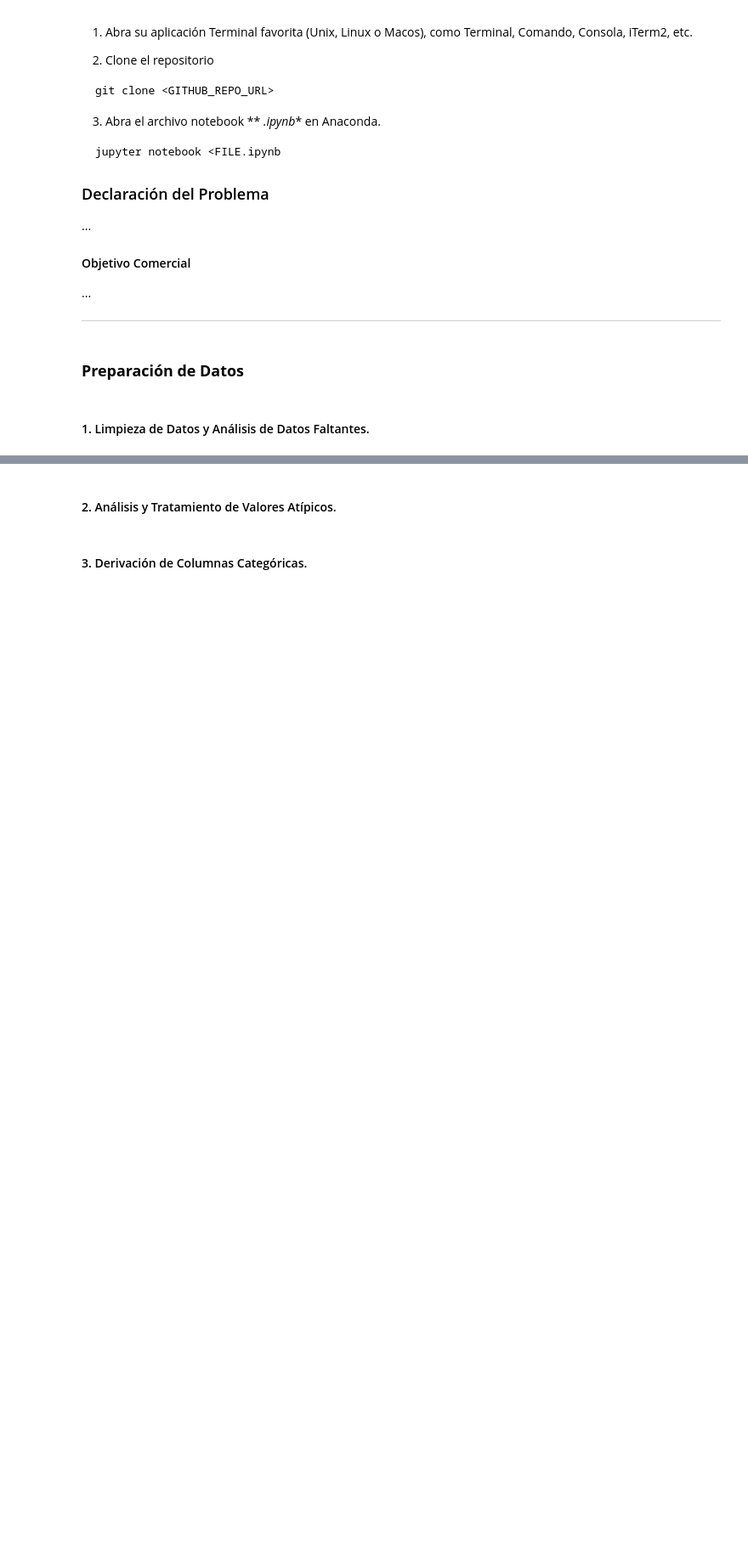
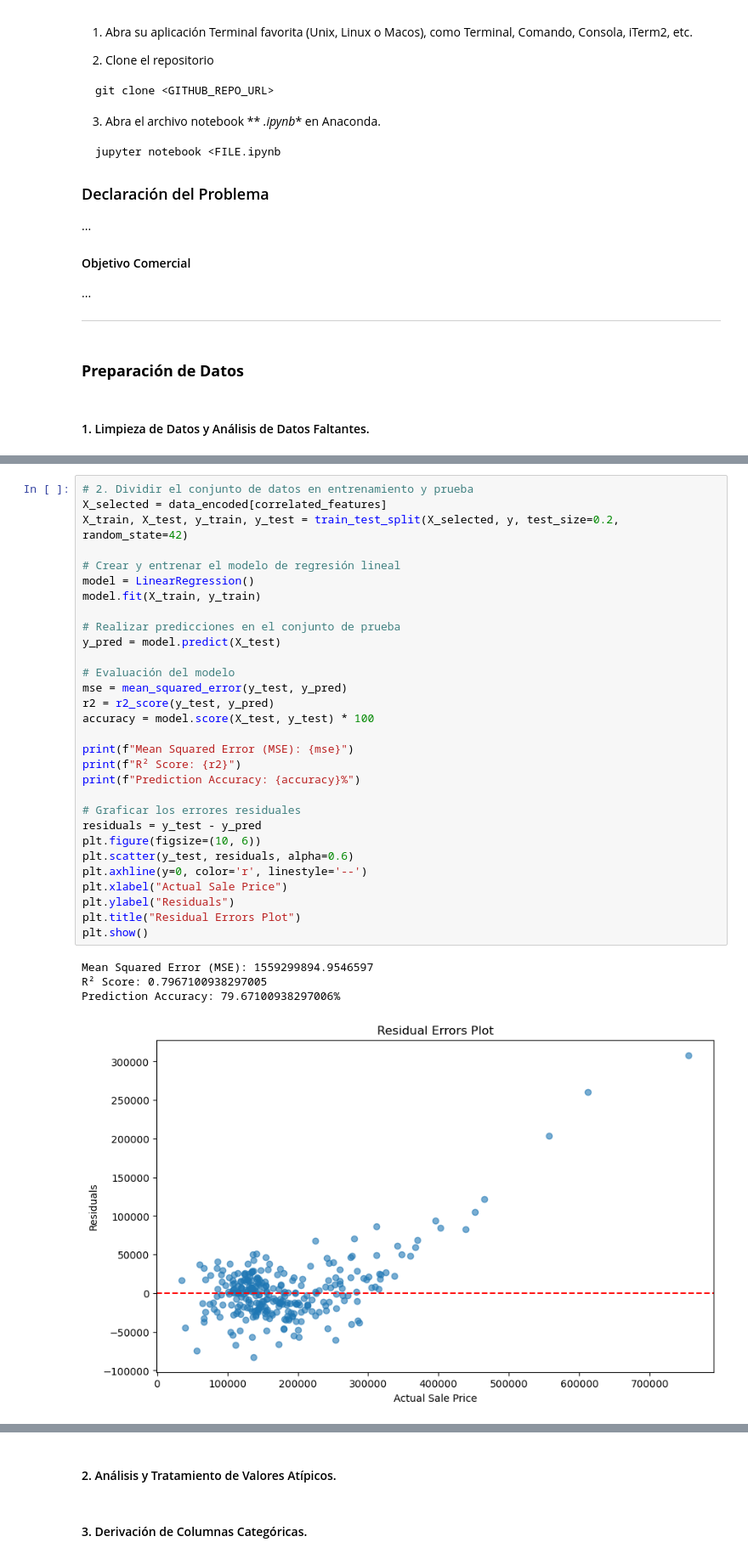
Before and after one commit to Grupo-A-Regression-and-Regularization/proyecto-1-regresion-avanzada, a Jupyter notebook: Proyecto - Regresión avanzada.ipynb, the cells around one changed output, grey strips where cells are left out. Shown at 85% size. Saved outputs shown, nothing was run; the diff lists cells and outputs as text; blank space fills up the shorter version.

```diff
--- a/Proyecto - Regresión avanzada.ipynb
+++ b/Proyecto - Regresión avanzada.ipynb
@@ -96,0 +214,35 @@ jupyter notebook <FILE.ipynb
+# %%
+# 2. Dividir el conjunto de datos en entrenamiento y prueba
+X_selected = data_encoded[correlated_features]
+X_train, X_test, y_train, y_test = train_test_split(X_selected, y, test_size=0.2, random_state=42)
+
+# Crear y entrenar el modelo de regresión lineal
+model = LinearRegression()
+model.fit(X_train, y_train)
+
+# Realizar predicciones en el conjunto de prueba
+y_pred = model.predict(X_test)
+
+# Evaluación del modelo
+mse = mean_squared_error(y_test, y_pred)
+r2 = r2_score(y_test, y_pred)
+accuracy = model.score(X_test, y_test) * 100
+
+print(f"Mean Squared Error (MSE): {mse}")
+print(f"R² Score: {r2}")
+print(f"Prediction Accuracy: {accuracy}%")
+
+# Graficar los errores residuales
+residuals = y_test - y_pred
+plt.figure(figsize=(10, 6))
+plt.scatter(y_test, residuals, alpha=0.6)
+plt.axhline(y=0, color='r', linestyle='--')
+plt.xlabel("Actual Sale Price")
+plt.ylabel("Residuals")
+plt.title("Residual Errors Plot")
+plt.show()
+# %% [output]
+Mean Squared Error (MSE): 1559299894.9546597
+R² Score: 0.7967100938297005
+Prediction Accuracy: 79.67100938297006%
+[figure, added]
```
Also changed, not shown: parts of 13 cells of this notebook, 1 other file.
